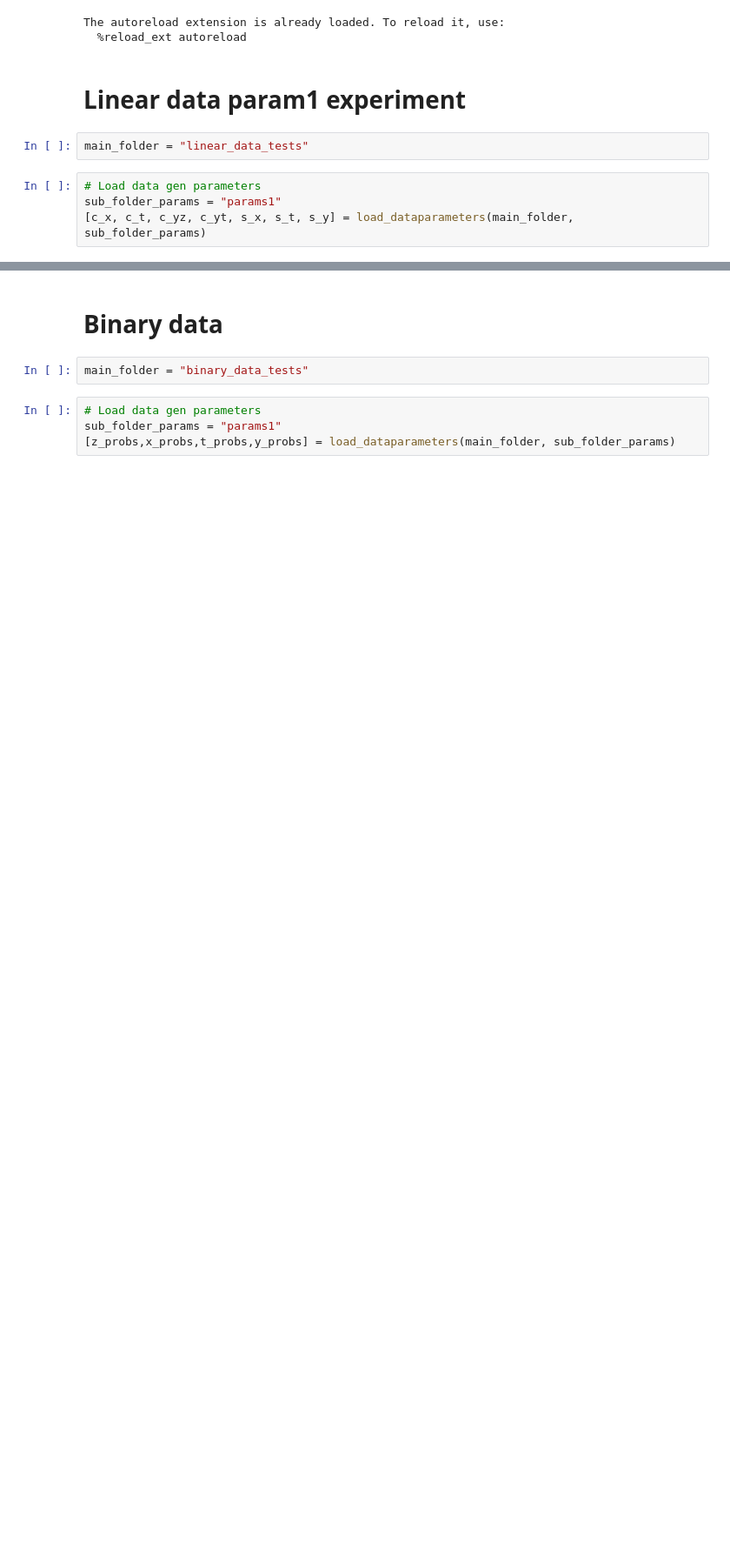
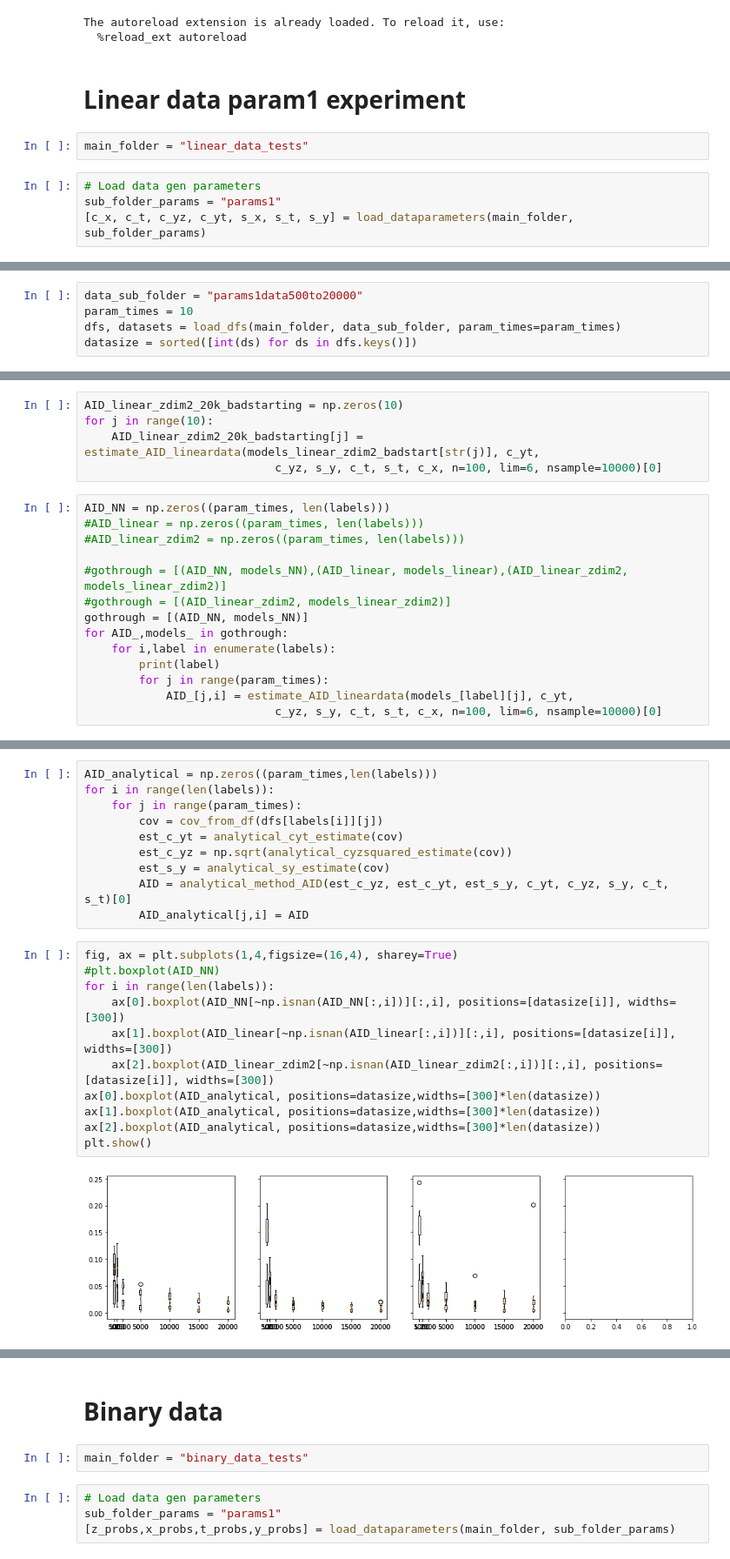
Before and after one commit to skwfz/cevae, a Jupyter notebook: PlottingSimpleData.ipynb, the cells around one changed output, grey strips where cells are left out. Shown at 87% size. Drawn from its saved outputs; the diff is of its cells as text; blank space fills up the shorter version.

```diff
--- a/PlottingSimpleData.ipynb
+++ b/PlottingSimpleData.ipynb
@@ -184,0 +33,5 @@ plt.show()
+# %%
+data_sub_folder = "params1data500to20000"
+param_times = 10
+dfs, datasets = load_dfs(main_folder, data_sub_folder, param_times=param_times)
+datasize = sorted([int(ds) for ds in dfs.keys()])
@@ -184,0 +243,19 @@ plt.show()
+# %%
+AID_linear_zdim2_20k_badstarting = np.zeros(10)
+for j in range(10):
+    AID_linear_zdim2_20k_badstarting[j] = estimate_AID_lineardata(models_linear_zdim2_badstart[str(j)], c_yt,
+                            c_yz, s_y, c_t, s_t, c_x, n=100, lim=6, nsample=10000)[0]
+# %%
+AID_NN = np.zeros((param_times, len(labels)))
+#AID_linear = np.zeros((param_times, len(labels)))
+#AID_linear_zdim2 = np.zeros((param_times, len(labels)))
+
+#gothrough = [(AID_NN, models_NN),(AID_linear, models_linear),(AID_linear_zdim2, models_linear_zdim2)]
+#gothrough = [(AID_linear_zdim2, models_linear_zdim2)]
+gothrough = [(AID_NN, models_NN)]
+for AID_,models_ in gothrough:
+    for i,label in enumerate(labels):
+        print(label)
+        for j in range(param_times):
+            AID_[j,i] = estimate_AID_lineardata(models_[label][j], c_yt,
+                            c_yz, s_y, c_t, s_t, c_x, n=100, lim=6, nsample=10000)[0]
@@ -184,0 +270,23 @@ plt.show()
+# %%
+AID_analytical = np.zeros((param_times,len(labels)))
+for i in range(len(labels)):
+    for j in range(param_times):
+        cov = cov_from_df(dfs[labels[i]][j])
+        est_c_yt = analytical_cyt_estimate(cov)
+        est_c_yz = np.sqrt(analytical_cyzsquared_estimate(cov))
+        est_s_y = analytical_sy_estimate(cov)
+        AID = analytical_method_AID(est_c_yz, est_c_yt, est_s_y, c_yt, c_yz, s_y, c_t, s_t)[0]
+        AID_analytical[j,i] = AID
+# %%
+fig, ax = plt.subplots(1,4,figsize=(16,4), sharey=True)
+#plt.boxplot(AID_NN)
+for i in range(len(labels)):
+    ax[0].boxplot(AID_NN[~np.isnan(AID_NN[:,i])][:,i], positions=[datasize[i]], widths=[300])
+    ax[1].boxplot(AID_linear[~np.isnan(AID_linear[:,i])][:,i], positions=[datasize[i]], widths=[300])
+    ax[2].boxplot(AID_linear_zdim2[~np.isnan(AID_linear_zdim2[:,i])][:,i], positions=[datasize[i]], widths=[300])
+ax[0].boxplot(AID_analytical, positions=datasize,widths=[300]*len(datasize))
+ax[1].boxplot(AID_analytical, positions=datasize,widths=[300]*len(datasize))
+ax[2].boxplot(AID_analytical, positions=datasize,widths=[300]*len(datasize))
+plt.show()
+# %% [output]
+[figure, added]
```
Also changed, not shown: parts of 66 cells of this notebook, 2 other files.
